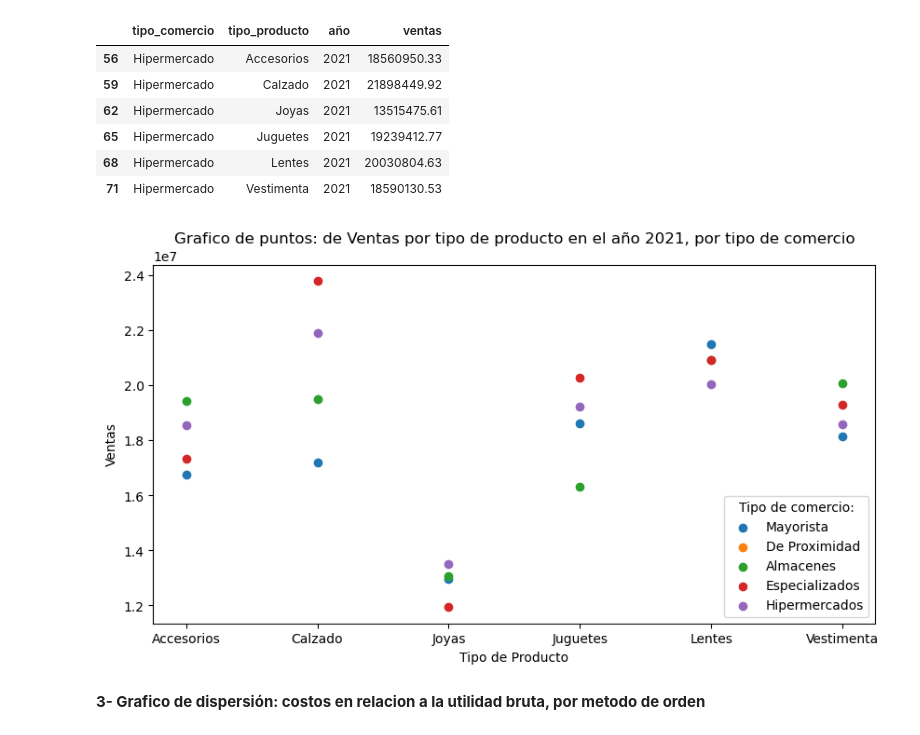
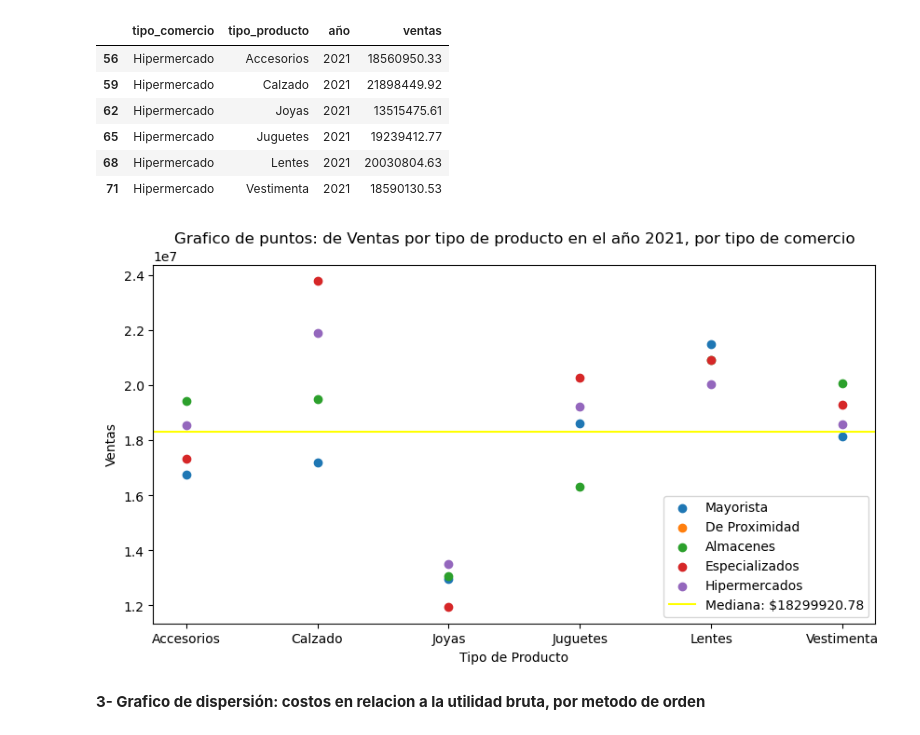
Before and after one commit to manuelpalomeque/ISPC--An-lisisDeDatos--DataBring, a Jupyter notebook: Proyecto Integrador - Analista de Datos - ISPC-Palomeque.ipynb, the cells around one changed output. Drawn from its saved outputs; the diff is of its cells as text; code cells hidden in the pictures.

Commit message:
Incorporo mediana en graficos, como linea de referencia

```diff
--- a/Proyecto Integrador - Analista de Datos - ISPC-Palomeque.ipynb
+++ b/Proyecto Integrador - Analista de Datos - ISPC-Palomeque.ipynb
@@ -683,6 +694,7 @@ plt.show()
 **2- Grafico de puntos: de Ventas por tipo de producto en el año 2021, por tipo de comercio**
 # %%
 ventasTipoComercio = dataframe.groupby(['tipo_comercio', 'tipo_producto','año'])['ventas'].sum().reset_index()
+mediaVentasTipoComercio= ventasTipoComercio['ventas'].mean().round(2)
 
 ventasMayoristas_2021 = ventasTipoComercio[(ventasTipoComercio['tipo_comercio'] == 'Mayorista') & (ventasTipoComercio['año'] == 2021)]
 ventasDeProximidad_2021 = ventasTipoComercio[(ventasTipoComercio['tipo_comercio'] == 'De Proximidad') & (ventasTipoComercio['año'] == 2021)]
@@ -702,21 +714,24 @@ ventasHipermercado_2021
 # %%
 plt.figure(figsize=(10, 5))
 
 plt.scatter(ventasMayoristas_2021['tipo_producto'], ventasMayoristas_2021['ventas'], label= 'Mayorista')
 plt.scatter(ventasDeProximidad_2021['tipo_producto'], ventasDeProximidad_2021['ventas'], label= 'De Proximidad')
 plt.scatter(ventasGrandesAlmacenes_2021['tipo_producto'], ventasGrandesAlmacenes_2021['ventas'], label= 'Almacenes')
 plt.scatter(ventasEspecializado_2021['tipo_producto'], ventasEspecializado_2021['ventas'], label= 'Especializados')
 plt.scatter(ventasHipermercado_2021['tipo_producto'], ventasHipermercado_2021['ventas'], label= 'Hipermercados')
 
+#Media
+plt.axhline(y=mediaVentasTipoComercio, color='yellow', label=f'Mediana: ${mediaVentasTipoComercio}')
+
 plt.title('Grafico de puntos: de Ventas por tipo de producto en el año 2021, por tipo de comercio')
 plt.xlabel('Tipo de Producto')
 plt.ylabel('Ventas')
-plt.legend(title = "Tipo de comercio:", loc= 'lower right')
+plt.legend(loc= 'lower right')
 
 
 plt.show()
 # %% [output]
-[figure, old version]
+[figure, new version]
 # %% [markdown]
 **3- Grafico de dispersión: costos en relacion a la utilidad bruta, por metodo de orden**
 # %%
```
Also changed, not shown: parts of 3 cells of this notebook.
